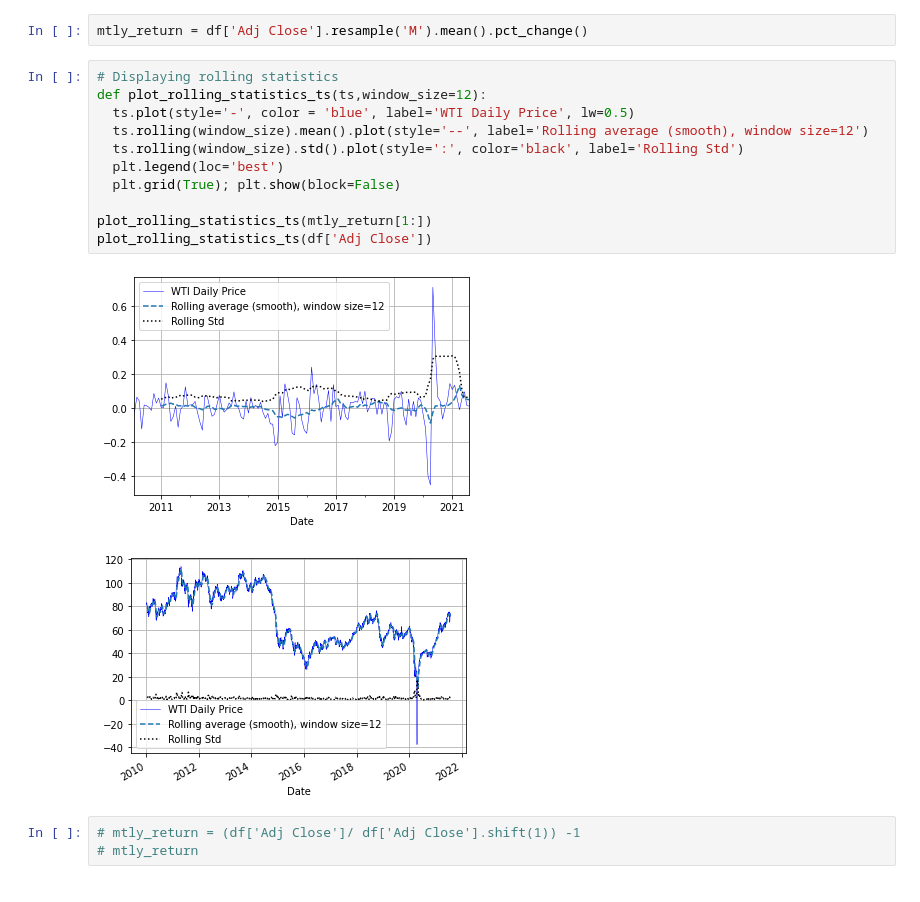
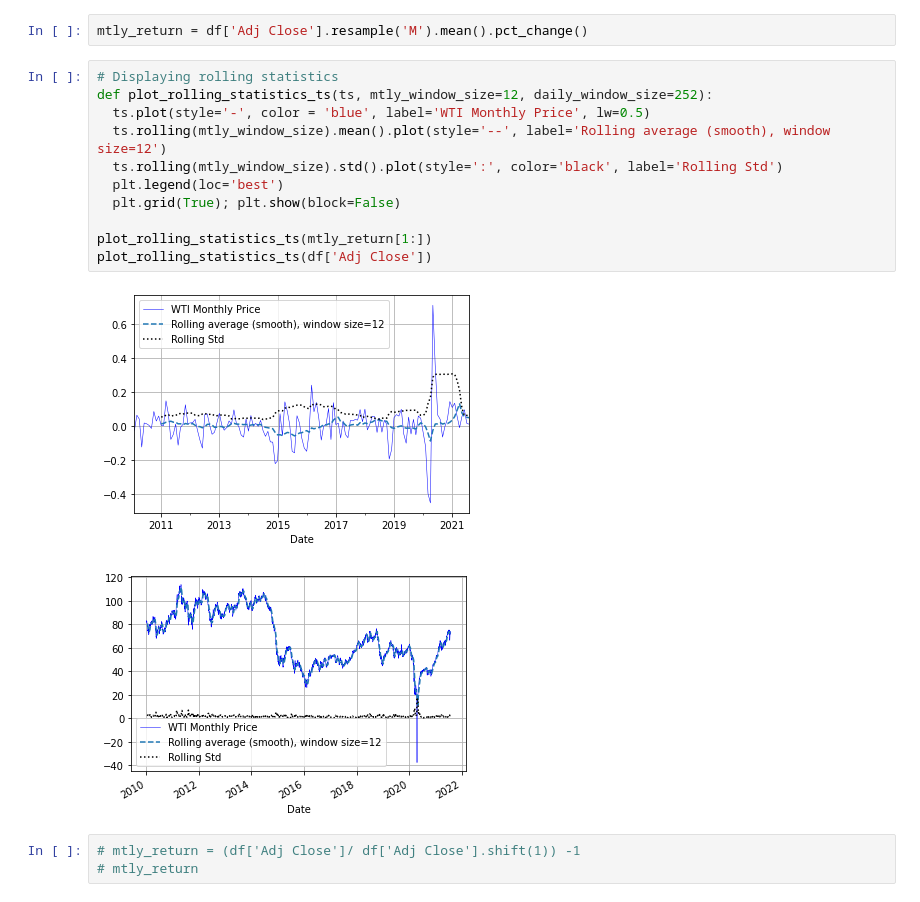
Before and after one commit to saritmaitra/roll_forward_validation, a Jupyter notebook: Roll_Forward.ipynb, the cells around one changed output. Saved outputs shown, nothing was run; the diff lists cells and outputs as text.

```diff
--- a/Roll_Forward.ipynb
+++ b/Roll_Forward.ipynb
@@ -56,18 +70,18 @@ Date
 mtly_return = df['Adj Close'].resample('M').mean().pct_change()
 # %%
 # Displaying rolling statistics
-def plot_rolling_statistics_ts(ts,window_size=12):
-  ts.plot(style='-', color = 'blue', label='WTI Daily Price', lw=0.5)
-  ts.rolling(window_size).mean().plot(style='--', label='Rolling average (smooth), window size=12')
-  ts.rolling(window_size).std().plot(style=':', color='black', label='Rolling Std')
+def plot_rolling_statistics_ts(ts, mtly_window_size=12, daily_window_size=252):
+  ts.plot(style='-', color = 'blue', label='WTI Monthly Price', lw=0.5)
+  ts.rolling(mtly_window_size).mean().plot(style='--', label='Rolling average (smooth), window size=12')
+  ts.rolling(mtly_window_size).std().plot(style=':', color='black', label='Rolling Std')
   plt.legend(loc='best')
   plt.grid(True); plt.show(block=False)
 
 plot_rolling_statistics_ts(mtly_return[1:])
 plot_rolling_statistics_ts(df['Adj Close'])
 # %% [output]
-[figure, old version]
+[figure, new version]
-[figure, old version]
+[figure, new version]
 # %%
 # mtly_return = (df['Adj Close']/ df['Adj Close'].shift(1)) -1
 # mtly_return
```
Also changed, not shown: parts of 2 cells of this notebook.
